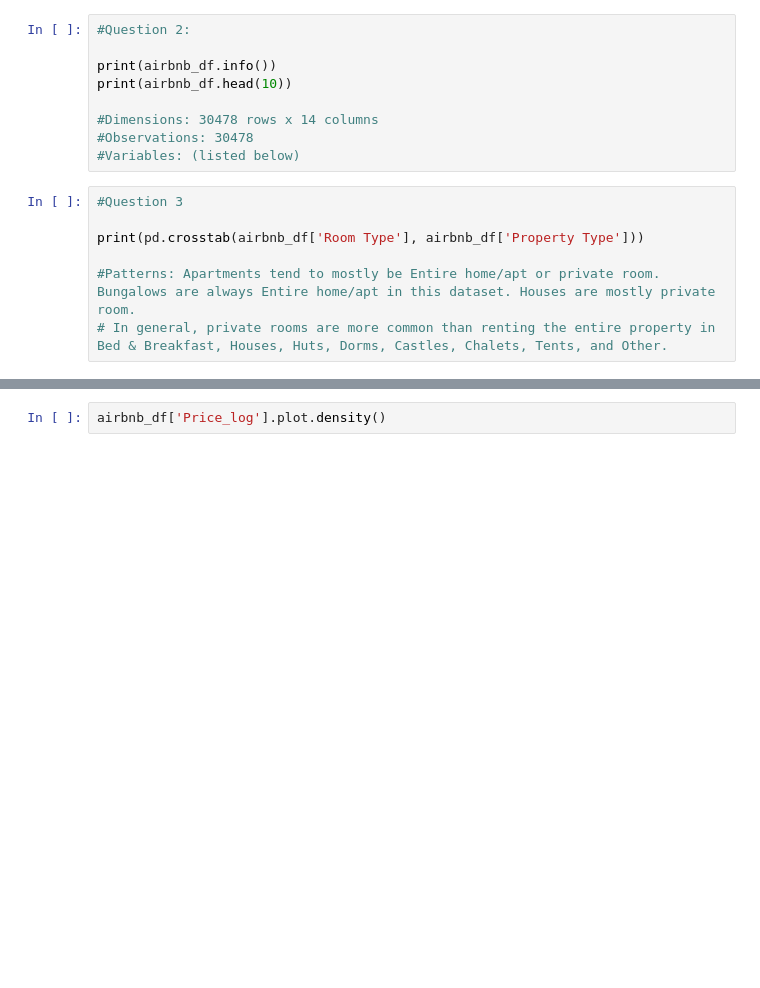
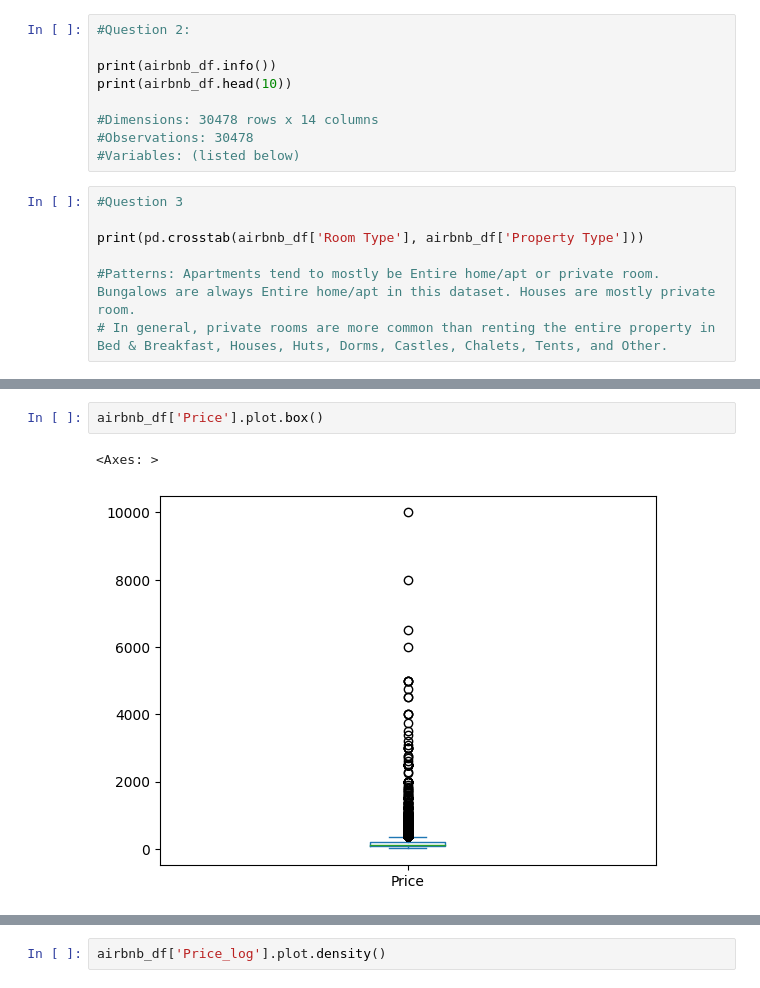
Before and after one commit to wdgstl/assignment2, a Jupyter notebook: WDG_assignment2.ipynb, the cells around one changed output, grey strips where cells are left out. Cells and saved outputs as stored; diff of their text form; blank space fills up the shorter version.

```diff
--- a/WDG_assignment2.ipynb
+++ b/WDG_assignment2.ipynb
@@ -251,0 +253,5 @@ airbnb_df.loc[airbnb_df['Price_log']>0,'Price_log'].hist(bins=20,grid=False)
+# %%
+airbnb_df['Price'].plot.box()
+# %% [output]
+<Axes: >
+[figure, added]
```
Also changed, not shown: parts of 11 cells of this notebook.
